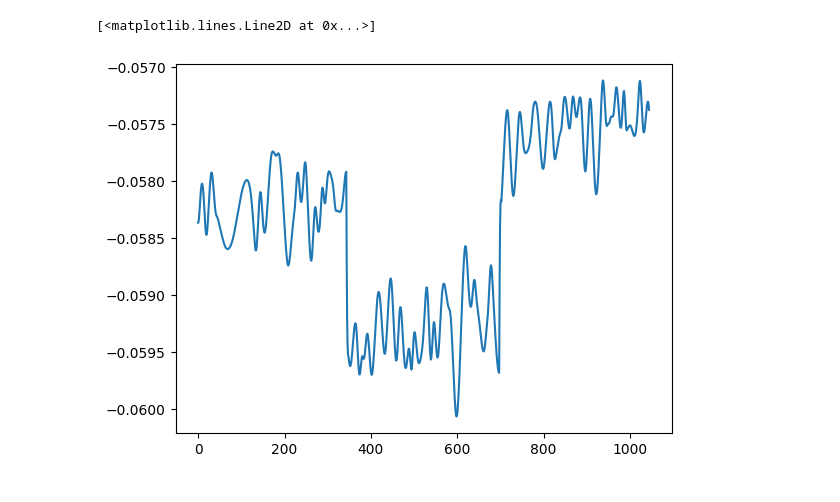
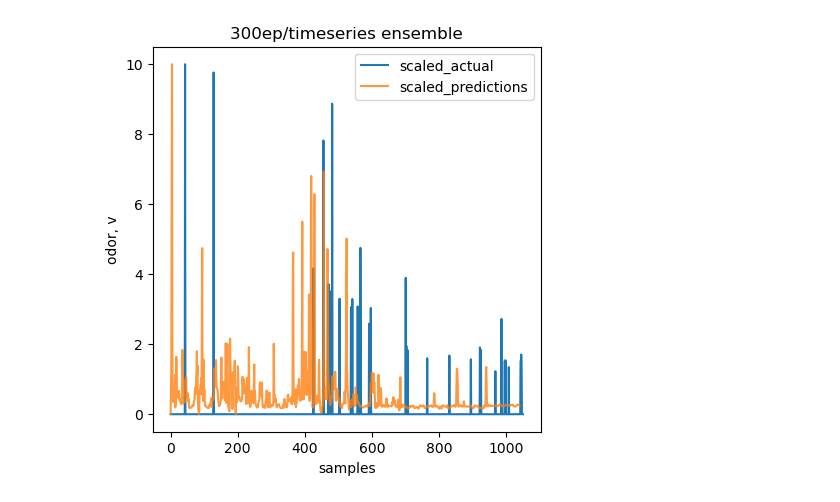
Before and after one commit to arunavanag591/COSMOS, a Jupyter notebook: train_time_series.ipynb, the cells around one changed output. Saved outputs shown, nothing was run; the diff lists cells and outputs as text; code cells hidden in the pictures.

Commit message:
added other training classes and methods

```diff
--- a/train_time_series.ipynb
+++ b/train_time_series.ipynb
@@ -169,12 +222,21 @@ criterion = nn.MSELoss()  # Define your loss function
 # %%
+model = LSTM(input_size, hidden_size, num_layers, device).to(device)
+# model.to(device)
+
+optimizer = optim.Adam(model.parameters(), lr=0.007)  # Define your optimizer
+criterion = nn.MSELoss()  # Define your loss function
+
+
 # Iterate over files
-filepath="/home/flybot/DataAnalysis/data/generated_data_plume_sim/train/"
+filepath="/home/beast/An/data/train/"
 for file in os.listdir(filepath):  # Replace with the actual path
     file_path = os.path.join(filepath, file)
     feature_tensors, target_tensors = load_and_preprocess_file(file_path, features, target)
     sequences, targets = create_sequences(feature_tensors, target_tensors, seq_length)
     sequences = sequences.to(device)
     targets = targets.to(device)
-    # train_on_single_file(model, optimizer, criterion, sequences, targets, num_epochs)
-    train_on_single_file(model, optimizer, criterion, sequences, targets, num_epochs, batch_size=32)  # Choose a suitable batch size
+    train_on_single_file_faster(model, optimizer, criterion, sequences, targets, num_epochs)
+
+
+#     train_on_single_file(model, optimizer, criterion, sequences, targets, num_epochs, batch_size=32)  # Choose a suitable batch size
 # %% [output]
@@ -193,0 +304,27 @@ Epoch [10/10], Loss: 0.2635224461555481
+# %%
+# To make predictions, take the average of the predictions from all models
+def ensemble_predict(models, data):
+    predictions = [model(data) for model in models]
+    return torch.mean(torch.stack(predictions), dim=0)
+
+# Make predictions on new data using the ensemble of models
+new_data_path = "/home/beast/An/data/test/diag1.h5"
+feature_tensors, target_tensors = load_and_preprocess_file(new_data_path, features, target)
+sequences, _ = create_sequences(feature_tensors, target_tensors, seq_length)
+sequences = sequences.to(device)
+
+# Use the ensemble to make predictions
+predictions = ensemble_predict([model1, model2, model3], sequences)
+pred=predictions.cpu().detach().numpy()
+test = pd.read_hdf(new_data_path)
+# %%
+f,ax=plt.subplots(1,1,figsize=(5,5))
+ax.plot(test.scaled_odor, label='scaled_actual')
+ax.plot(scale_data_torch(pred), alpha=0.8,label='scaled_predictions')
+ax.set_ylabel('odor, v')
+ax.set_xlabel('samples')
+ax.legend()
+ax.set_title('300ep/timeseries ensemble')
+f.savefig('../assets/300_ensemble_full.jpeg', dpi=150, bbox_inches = "tight")
+# %% [output]
+[figure, added]
@@ -196,9 +338,3 @@ new_data_path = "/home/flybot/DataAnalysis/data/generated_data_plume_sim/test/di
 predictions = predict_on_new_data(model, new_data_path, features, target, seq_length, device)
 # %%
 test = pd.read_hdf(new_data_path)
-# %%
-# plt.plot(test.scaled_odor)
-plt.plot(predictions)
-# %% [output]
-[<matplotlib.lines.Line2D at 0x...>]
-[figure, removed]
```
Also changed, not shown: parts of 13 cells of this notebook, 1 other file.
